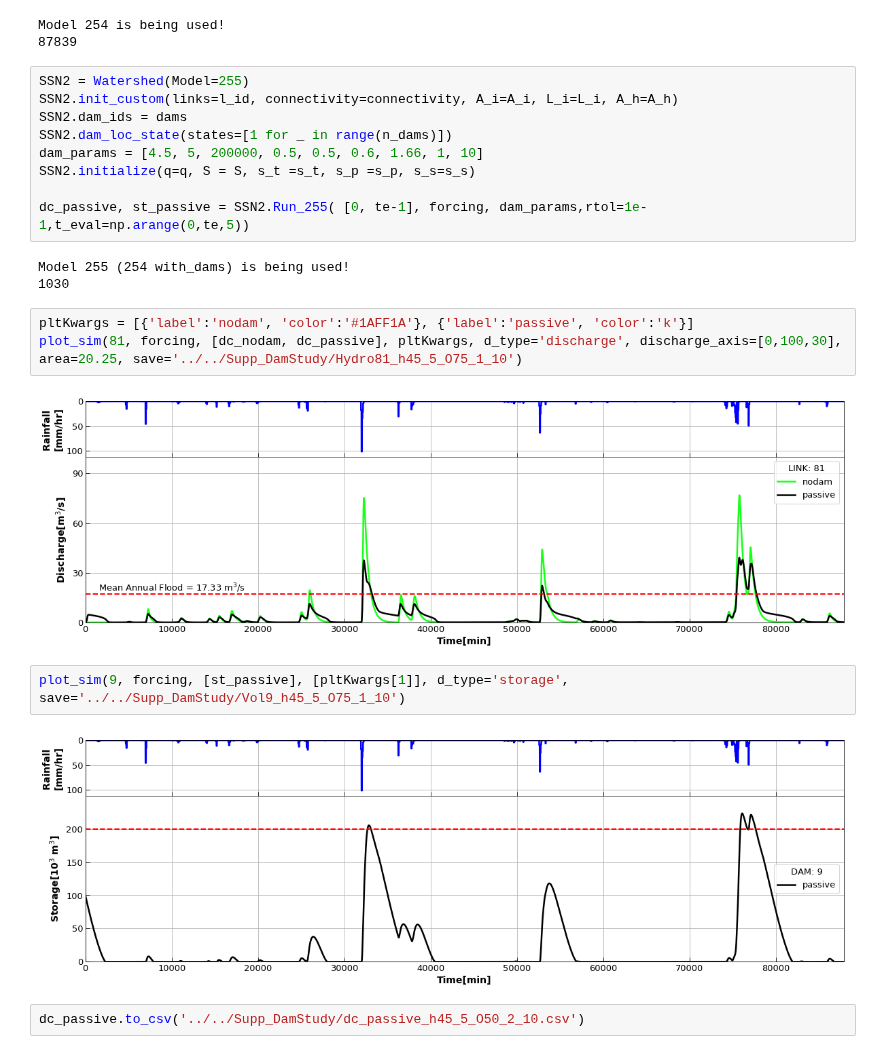
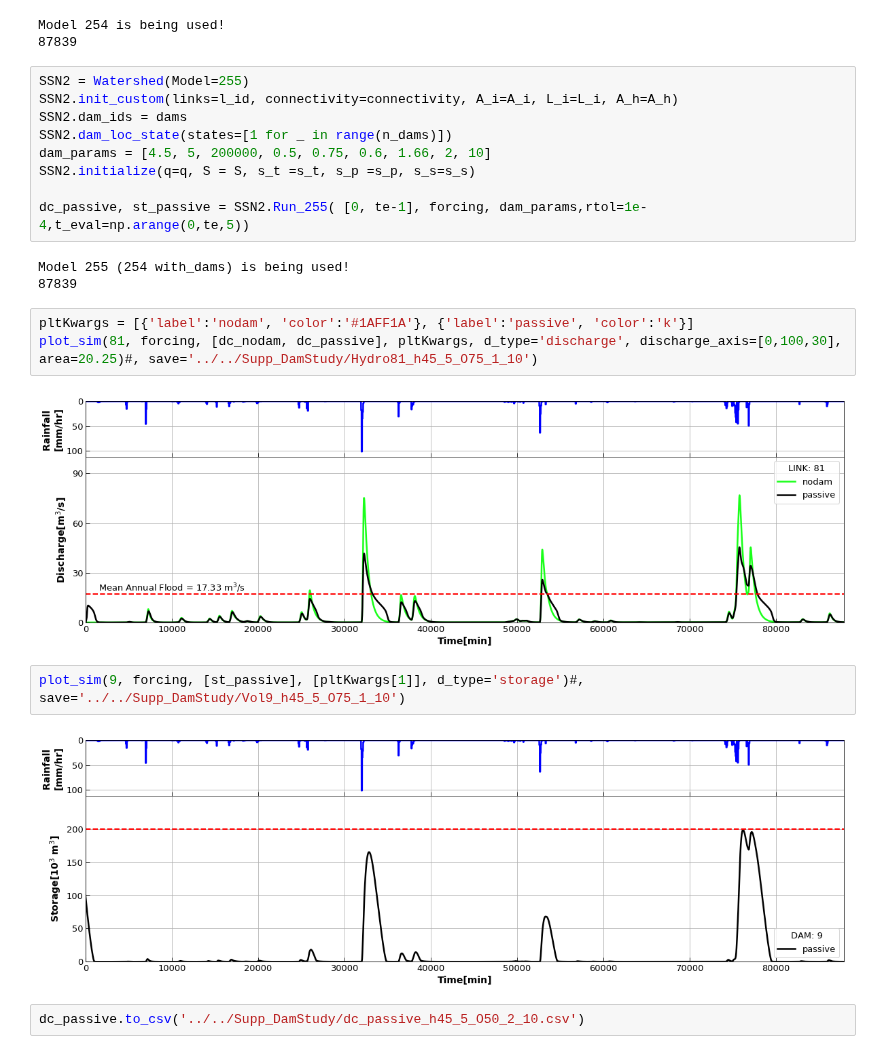
Before and after one commit to gurbuzf/DamStudy, a Jupyter notebook: dam_operation/simulations.ipynb, the cells around one changed output. Cells and saved outputs as stored; diff of their text form.

Commit message:
dam discharge eqs. modified

```diff
--- a/dam_operation/simulations.ipynb
+++ b/dam_operation/simulations.ipynb
@@ -33,22 +34,22 @@ SSN2 = Watershed(Model=255)
 SSN2.init_custom(links=l_id, connectivity=connectivity, A_i=A_i, L_i=L_i, A_h=A_h)
 SSN2.dam_ids = dams
 SSN2.dam_loc_state(states=[1 for _ in range(n_dams)])
-dam_params = [4.5, 5, 200000, 0.5, 0.5, 0.6, 1.66, 1, 10]
+dam_params = [4.5, 5, 200000, 0.5, 0.75, 0.6, 1.66, 2, 10]
 SSN2.initialize(q=q, S = S, s_t =s_t, s_p =s_p, s_s=s_s)
 
-dc_passive, st_passive = SSN2.Run_255( [0, te-1], forcing, dam_params,rtol=1e-1,t_eval=np.arange(0,te,5))
+dc_passive, st_passive = SSN2.Run_255( [0, te-1], forcing, dam_params,rtol=1e-4,t_eval=np.arange(0,te,5))
 # %% [output]
 Model 255 (254 with_dams) is being used!
-1030
+87839
 # %%
 pltKwargs = [{'label':'nodam', 'color':'#1AFF1A'}, {'label':'passive', 'color':'k'}]
-plot_sim(81, forcing, [dc_nodam, dc_passive], pltKwargs, d_type='discharge', discharge_axis=[0,100,30], area=20.25, save='../../Supp_DamStudy/Hydro81_h45_5_O75_1_10')
+plot_sim(81, forcing, [dc_nodam, dc_passive], pltKwargs, d_type='discharge', discharge_axis=[0,100,30], area=20.25)#, save='../../Supp_DamStudy/Hydro81_h45_5_O75_1_10')
 # %% [output]
-[figure, old version]
+[figure, new version]
 # %%
-plot_sim(9, forcing, [st_passive], [pltKwargs[1]], d_type='storage', save='../../Supp_DamStudy/Vol9_h45_5_O75_1_10')
+plot_sim(9, forcing, [st_passive], [pltKwargs[1]], d_type='storage')#, save='../../Supp_DamStudy/Vol9_h45_5_O75_1_10')
 # %% [output]
-[figure, old version]
+[figure, new version]
 # %%
 dc_passive.to_csv('../../Supp_DamStudy/dc_passive_h45_5_O50_2_10.csv')
 # %%
```
Also changed, not shown: parts of 3 cells of this notebook, 3 other files.
